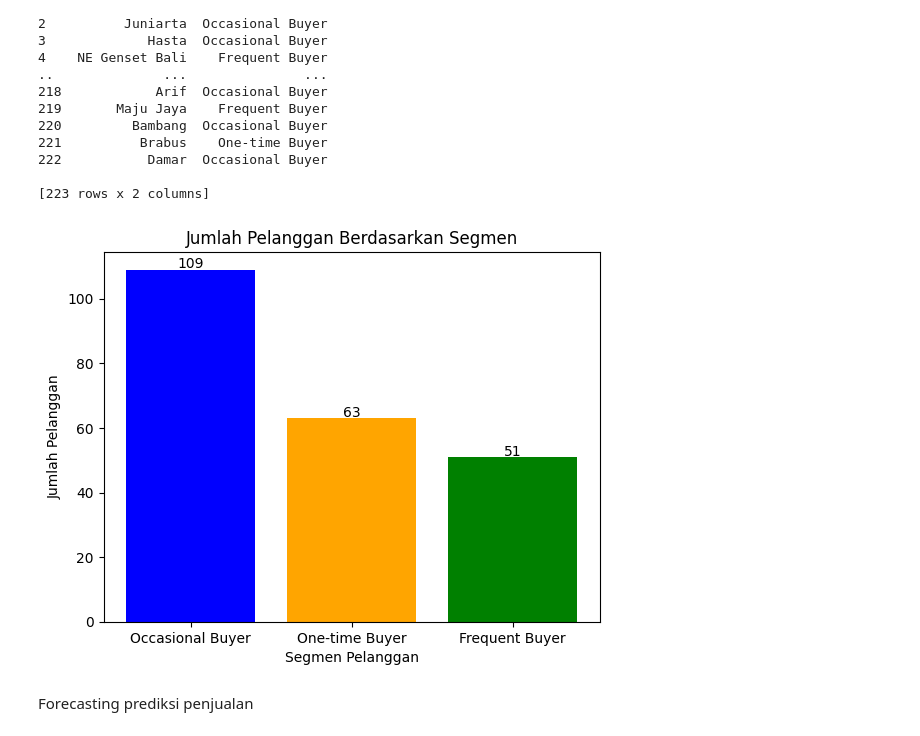
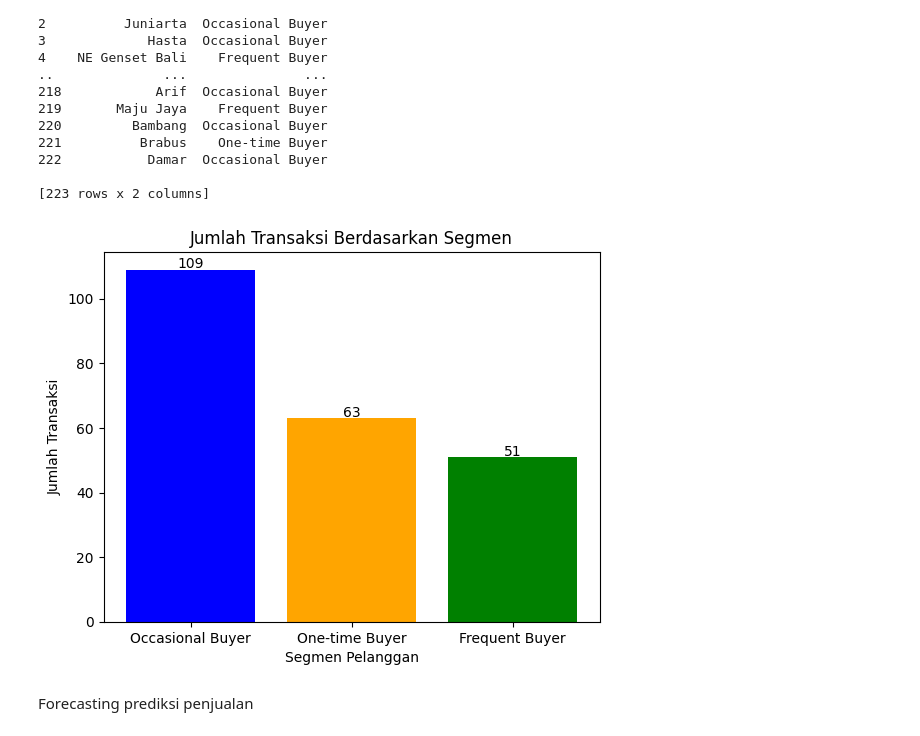
Before and after one commit to ndan1/final-project-big-data-analysis, a Jupyter notebook: main.ipynb, the cells around one changed output. Saved outputs shown, nothing was run; the diff lists cells and outputs as text; code cells hidden in the pictures.

Commit message:
revise clasification segment

```diff
--- a/main.ipynb
+++ b/main.ipynb
@@ -146,20 +159,20 @@ print(data[['pemesan', 'segmentasi']])
 # %%
 segmen_counts = data['segmentasi'].value_counts()
 
 # Membuat chart table
 fig, ax = plt.subplots()
 ax.bar(segmen_counts.index, segmen_counts.values, color=['blue', 'orange', 'green'])
-ax.set_title('Jumlah Pelanggan Berdasarkan Segmen')
+ax.set_title('Jumlah Transaksi Berdasarkan Segmen')
 ax.set_xlabel('Segmen Pelanggan')
-ax.set_ylabel('Jumlah Pelanggan')
+ax.set_ylabel('Jumlah Transaksi')
 
 # Menampilkan angka di atas bar
 for i, v in enumerate(segmen_counts.values):
     ax.text(i, v + 0.5, str(v), ha='center')
 
 plt.show()
 # %% [output]
-[figure, old version]
+[figure, new version]
 # %% [markdown]
 Forecasting prediksi penjualan
 # %%
```
Also changed, not shown: parts of 4 cells of this notebook.
